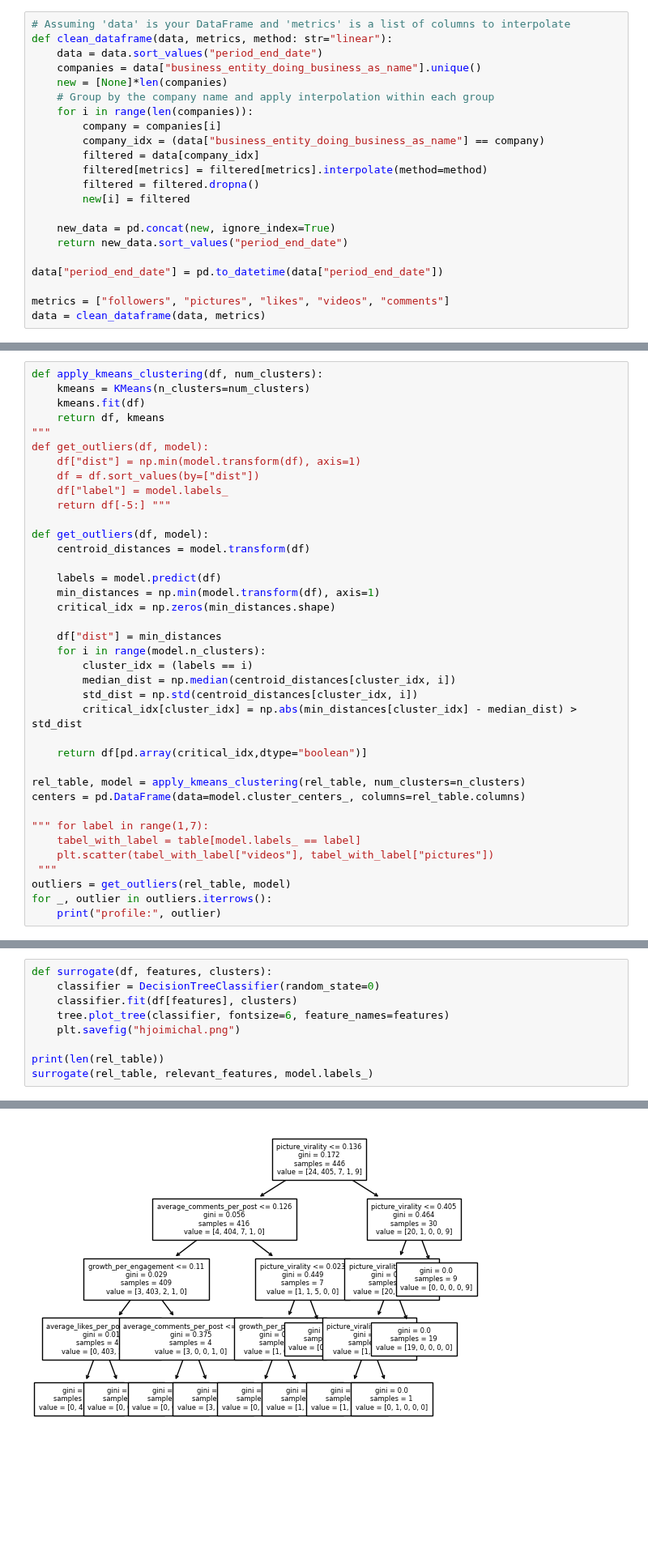
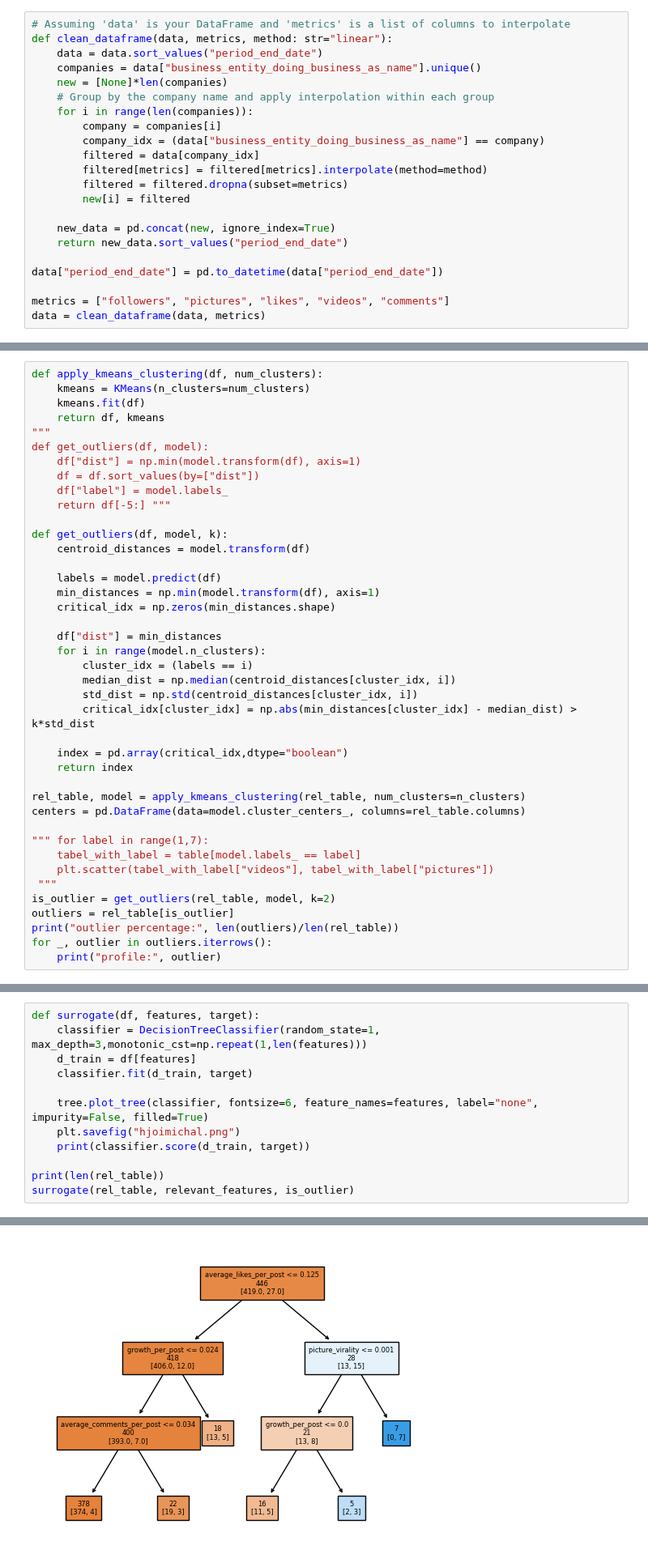
Before and after one commit to noahsta/datathon, a Jupyter notebook: src/main.ipynb, the cells around one changed output, grey strips where cells are left out. Shown at 81% size. Cells and saved outputs as stored; diff of their text form; blank space fills up the shorter version.

```diff
--- a/src/main.ipynb
+++ b/src/main.ipynb
@@ -26,7 +29,7 @@ def clean_dataframe(data, metrics, method: str="linear"):
         company_idx = (data["business_entity_doing_business_as_name"] == company)
         filtered = data[company_idx]
         filtered[metrics] = filtered[metrics].interpolate(method=method)
-        filtered = filtered.dropna()
+        filtered = filtered.dropna(subset=metrics)
         new[i] = filtered
 
     new_data = pd.concat(new, ignore_index=True)
@@ -358,7 +512,7 @@ def get_outliers(df, model):
     df["label"] = model.labels_
     return df[-5:] """
 
-def get_outliers(df, model):
+def get_outliers(df, model, k):
     centroid_distances = model.transform(df)
 
     labels = model.predict(df)
@@ -370,9 +524,10 @@ def get_outliers(df, model):
         cluster_idx = (labels == i)
         median_dist = np.median(centroid_distances[cluster_idx, i])
         std_dist = np.std(centroid_distances[cluster_idx, i])
-        critical_idx[cluster_idx] = np.abs(min_distances[cluster_idx] - median_dist) > std_dist
+        critical_idx[cluster_idx] = np.abs(min_distances[cluster_idx] - median_dist) > k*std_dist
 
-    return df[pd.array(critical_idx,dtype="boolean")]
+    index = pd.array(critical_idx,dtype="boolean")
+    return index
 
 rel_table, model = apply_kmeans_clustering(rel_table, num_clusters=n_clusters)
 centers = pd.DataFrame(data=model.cluster_centers_, columns=rel_table.columns)
@@ -381,6 +536,8 @@ centers = pd.DataFrame(data=model.cluster_centers_, columns=rel_table.columns)
     tabel_with_label = table[model.labels_ == label]
     plt.scatter(tabel_with_label["videos"], tabel_with_label["pictures"])
  """
-outliers = get_outliers(rel_table, model)
+is_outlier = get_outliers(rel_table, model, k=2)
+outliers = rel_table[is_outlier]
+print("outlier percentage:", len(outliers)/len(rel_table))
 for _, outlier in outliers.iterrows():
     print("profile:", outlier)
@@ -392,13 +567,16 @@ To explore the different classes of companies that we have extracted, we train a
 from sklearn import tree
 from sklearn.tree import DecisionTreeClassifier
 # %%
-def surrogate(df, features, clusters):
-    classifier = DecisionTreeClassifier(random_state=0)
-    classifier.fit(df[features], clusters)
-    tree.plot_tree(classifier, fontsize=6, feature_names=features)
+def surrogate(df, features, target):
+    classifier = DecisionTreeClassifier(random_state=1, max_depth=3,monotonic_cst=np.repeat(1,len(features)))
+    d_train = df[features]
+    classifier.fit(d_train, target)
+
+    tree.plot_tree(classifier, fontsize=6, feature_names=features, label="none", impurity=False, filled=True)
     plt.savefig("hjoimichal.png")
+    print(classifier.score(d_train, target))
 
 print(len(rel_table))
-surrogate(rel_table, relevant_features, model.labels_)
+surrogate(rel_table, relevant_features, is_outlier)
 # %% [output]
 446
@@ -405 +584 @@ surrogate(rel_table, relevant_features, model.labels_)
-[figure, old version]
+[figure, new version]
```
Also changed, not shown: parts of 8 cells of this notebook, 2 other files.
